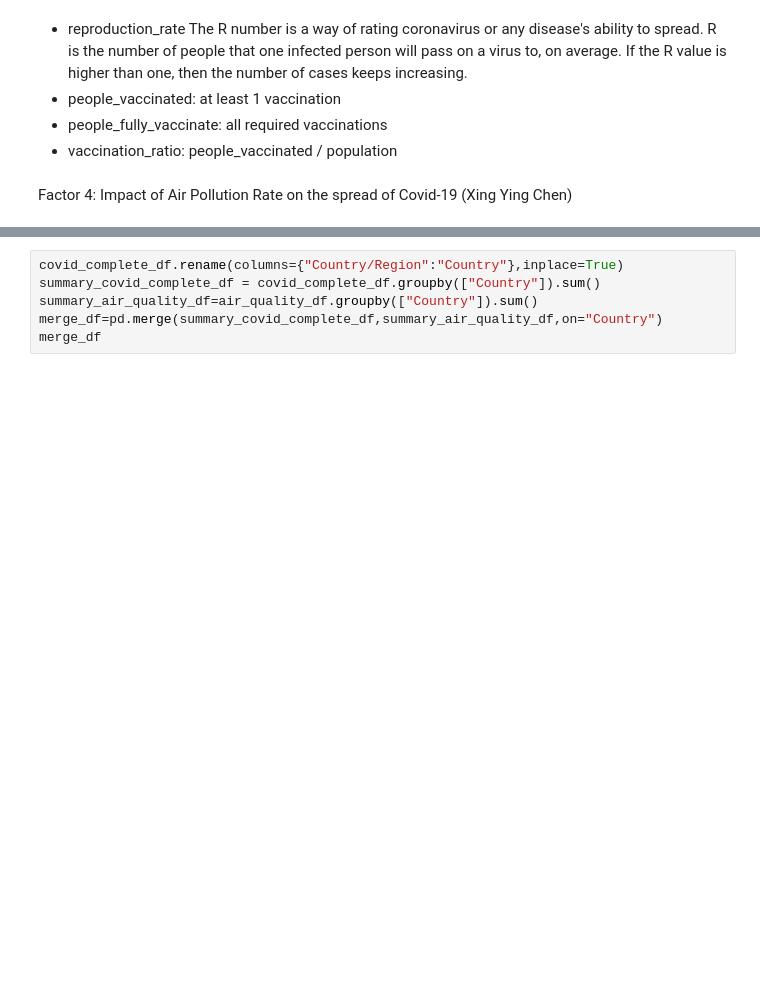
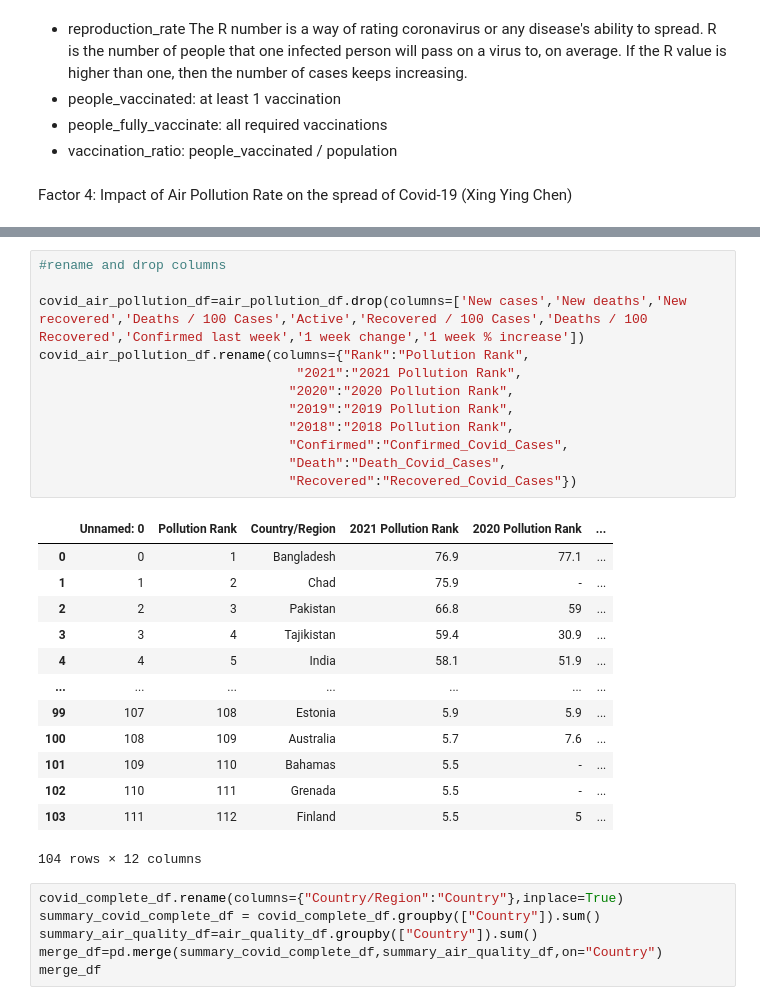
Before and after one commit to NysB/Project_1_Group_3, a Jupyter notebook: factors_covid.ipynb, the cells around one changed output, grey strips where cells are left out. Saved outputs shown, nothing was run; the diff lists cells and outputs as text; blank space fills up the shorter version.

```diff
--- a/factors_covid.ipynb
+++ b/factors_covid.ipynb
@@ -91,3 +143,29 @@ Factor 4: Impact of Air Pollution Rate on the spread of Covid-19 (Xing Ying Chen
+# %%
+#rename and drop columns
+
+covid_air_pollution_df=air_pollution_df.drop(columns=['New cases','New deaths','New recovered','Deaths / 100 Cases','Active','Recovered / 100 Cases','Deaths / 100 Recovered','Confirmed last week','1 week change','1 week % increase'])
+covid_air_pollution_df.rename(columns={"Rank":"Pollution Rank",
+                                 "2021":"2021 Pollution Rank",
+                                "2020":"2020 Pollution Rank",
+                                "2019":"2019 Pollution Rank",
+                                "2018":"2018 Pollution Rank",
+                                "Confirmed":"Confirmed_Covid_Cases",
+                                "Death":"Death_Covid_Cases",
+                                "Recovered":"Recovered_Covid_Cases"})
+# %% [output]
+|  | Unnamed: 0 | Pollution Rank | Country/Region | 2021 Pollution Rank | 2020 Pollution Rank | ... |
+| 0 | 0 | 1 | Bangladesh | 76.9 | 77.1 | ... |
+| 1 | 1 | 2 | Chad | 75.9 | - | ... |
+| 2 | 2 | 3 | Pakistan | 66.8 | 59 | ... |
+| 3 | 3 | 4 | Tajikistan | 59.4 | 30.9 | ... |
+| 4 | 4 | 5 | India | 58.1 | 51.9 | ... |
+| ... | ... | ... | ... | ... | ... | ... |
+| 99 | 107 | 108 | Estonia | 5.9 | 5.9 | ... |
+| 100 | 108 | 109 | Australia | 5.7 | 7.6 | ... |
+| 101 | 109 | 110 | Bahamas | 5.5 | - | ... |
+| 102 | 110 | 111 | Grenada | 5.5 | - | ... |
+| 103 | 111 | 112 | Finland | 5.5 | 5 | ... |
+104 rows × 12 columns
 # %%
 covid_complete_df.rename(columns={"Country/Region":"Country"},inplace=True)
 summary_covid_complete_df = covid_complete_df.groupby(["Country"]).sum()
```
Also changed, not shown: parts of 4 cells of this notebook, 1 other file.
